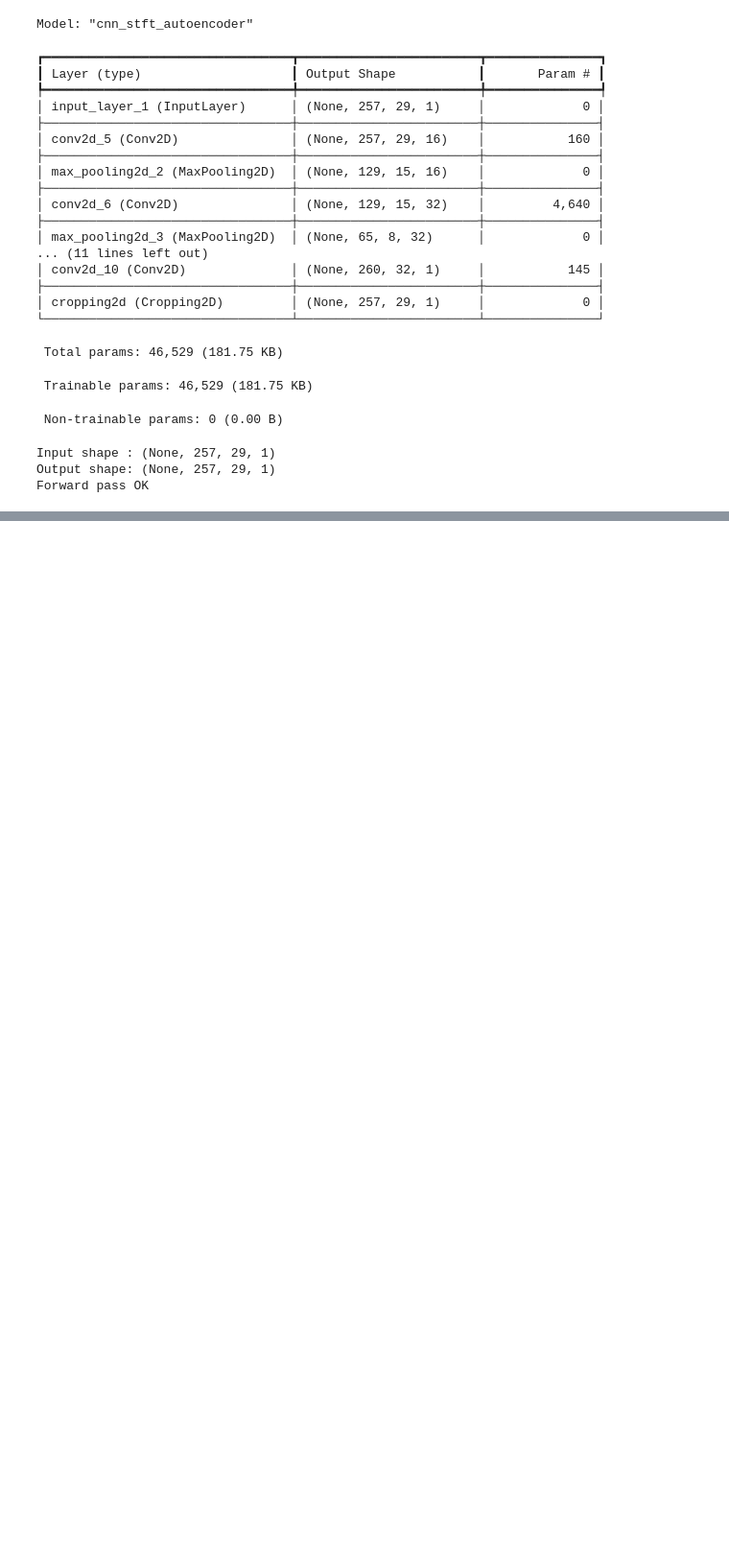
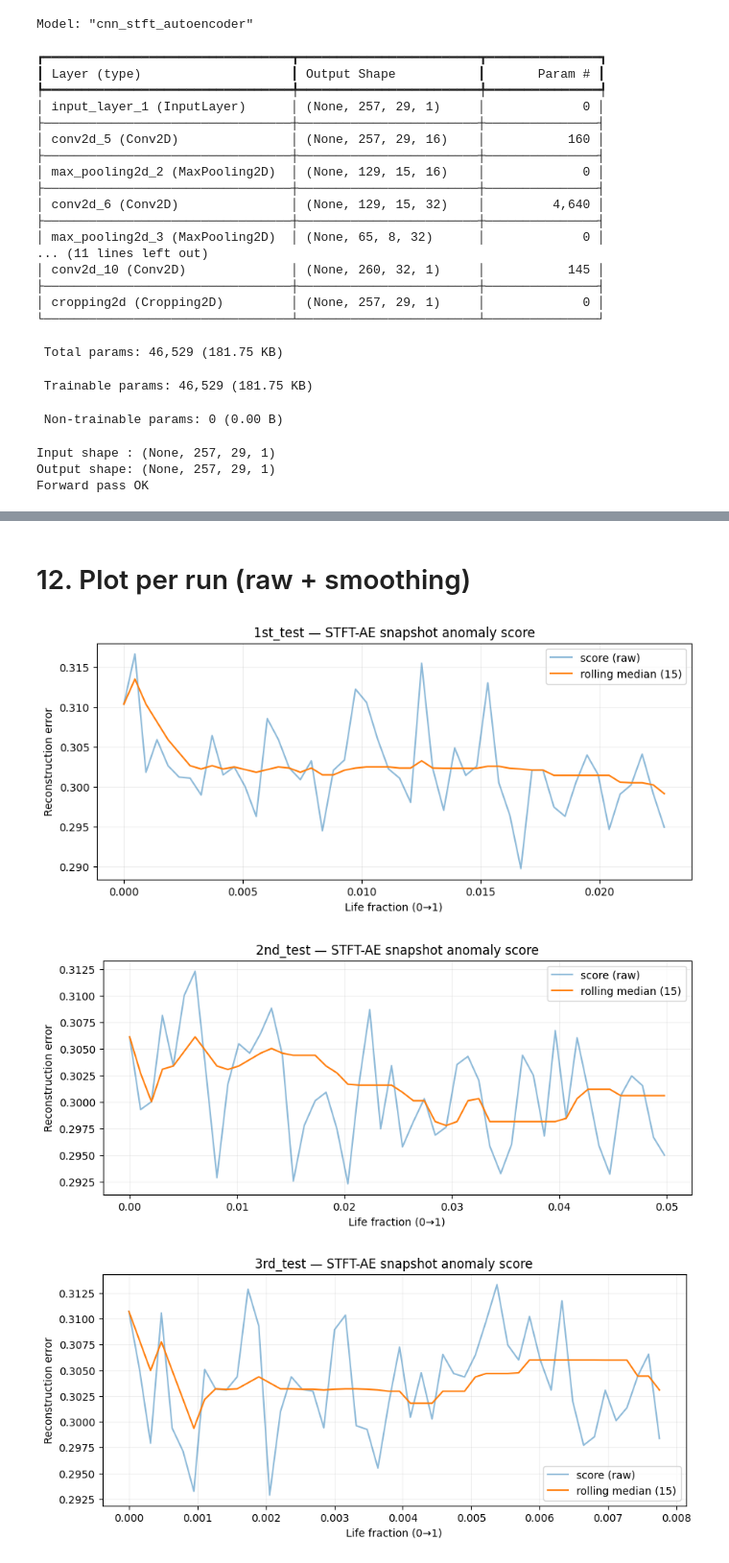
Before and after one commit to marioandrededeus/unsupervised-industrial-anomaly-detection, a Jupyter notebook: experiments/exp_b_ims_stft_autoencoder/notebooks/02_experiment_b_stft_autoencoder_ims.ipynb, the cells around one changed output, grey strips where cells are left out. Shown at 96% size. Cells and saved outputs as stored; diff of their text form; code cells hidden in the pictures; blank space fills up the shorter version.

Commit message:
feat(exp-b): train STFT autoencoder and produce per-run anomaly score timelines with thresholds

```diff
--- a/experiments/exp_b_ims_stft_autoencoder/notebooks/02_experiment_b_stft_autoencoder_ims.ipynb
+++ b/experiments/exp_b_ims_stft_autoencoder/notebooks/02_experiment_b_stft_autoencoder_ims.ipynb
@@ -628,0 +632,12 @@ Epoch 15/40
+# %%
+def recon_error_mse(x_true: np.ndarray, x_pred: np.ndarray) -> np.ndarray:
+    return np.mean((x_true - x_pred) ** 2, axis=(1, 2, 3))
+
+# Normalize all patches using train stats
+X_all_n = ((X_patches - mu) / sigma)[..., None]
+
+X_pred = ae.predict(X_all_n, batch_size=512, verbose=0)
+patch_scores = recon_error_mse(X_all_n, X_pred)
+
+print("Patch score stats:")
+print(f"  mean={patch_scores.mean():.6f}  std={patch_scores.std():.6f}  min={patch_scores.min():.6f}  max={patch_scores.max():.6f}")
@@ -628,0 +649,14 @@ Epoch 15/40
+# %%
+meta_scores = meta.copy()
+meta_scores["patch_score"] = patch_scores
+
+snap_scores = (
+    meta_scores
+    .groupby(["run_id", "filepath", "sort_key", "timestamp", "life_fraction"], as_index=False)["patch_score"]
+    .quantile(0.95)
+    .rename(columns={"patch_score": "snapshot_score"})
+    .sort_values(["run_id", "sort_key"])
+    .reset_index(drop=True)
+)
+
+snap_scores.head()
@@ -628,0 +670,23 @@ Epoch 15/40
+# %% [markdown]
+# 12. Plot per run (raw + smoothing)
+# %%
+def plot_run_snapshot_scores(snap_scores: pd.DataFrame, run_id: str, smooth_window: int = 15):
+    g = snap_scores[snap_scores["run_id"] == run_id].sort_values("sort_key").copy()
+    g["score_smooth"] = g["snapshot_score"].rolling(smooth_window, min_periods=1).median()
+
+    plt.figure(figsize=(10, 4))
+    plt.plot(g["life_fraction"], g["snapshot_score"], label="score (raw)", alpha=0.5)
+    plt.plot(g["life_fraction"], g["score_smooth"], label=f"rolling median ({smooth_window})")
+    plt.title(f"{run_id} — STFT-AE snapshot anomaly score")
+    plt.xlabel("Life fraction (0→1)")
+    plt.ylabel("Reconstruction error")
+    plt.grid(True, alpha=0.2)
+    plt.legend()
+    plt.show()
+
+for run in snap_scores["run_id"].unique():
+    plot_run_snapshot_scores(snap_scores, run_id=run, smooth_window=cfg.smooth_window)
+# %% [output]
+[figure, added]
+[figure, added]
+[figure, added]
```
Also changed, not shown: parts of 8 cells of this notebook.
